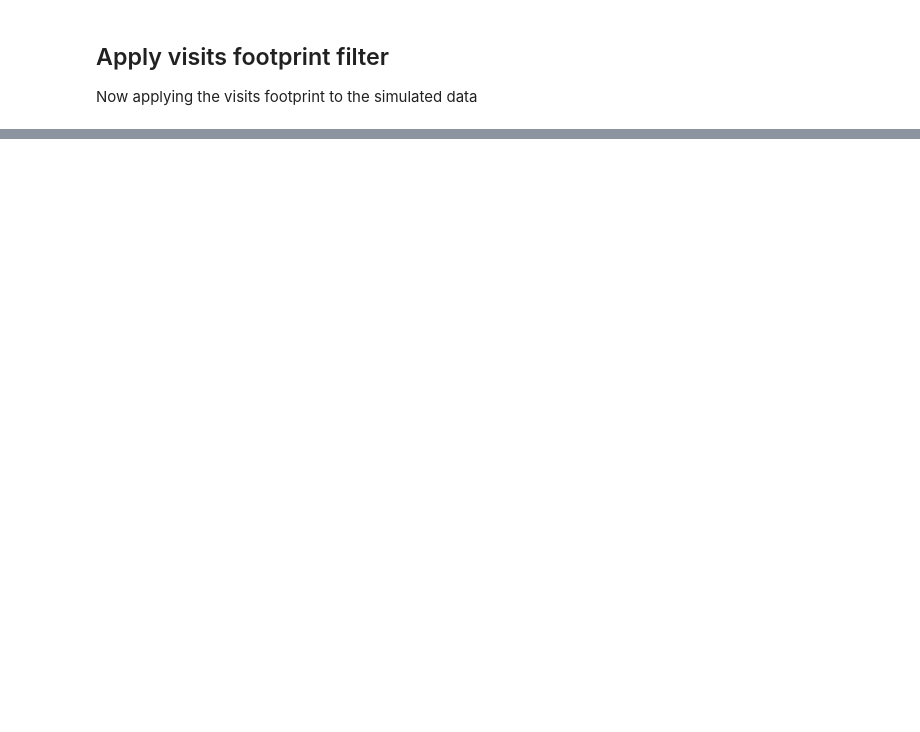
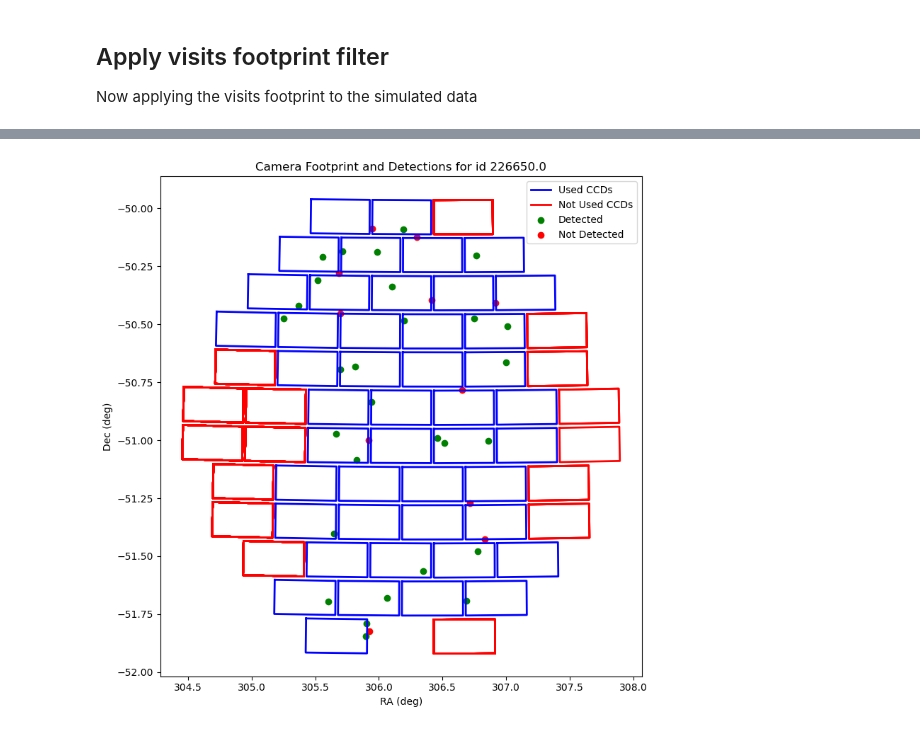
Before and after one commit to dirac-institute/sorcha, a Jupyter notebook: docs/notebooks/demo_VisitsFootprintFilter.ipynb, the cells around one changed output, grey strips where cells are left out. Drawn from its saved outputs; the diff is of its cells as text; code cells hidden in the pictures; blank space fills up the shorter version.

Commit message:
renamed parameter k_num to ccd_num
renamed k_num to ccd_num in Visits footprint

```diff
--- a/docs/notebooks/demo_VisitsFootprintFilter.ipynb
+++ b/docs/notebooks/demo_VisitsFootprintFilter.ipynb
@@ -138,0 +140,7 @@ plt.show()
+# %%
+obs_df =  create_ran_pop(n=40,radius_deg=1) # create random number of objects
+query = "SELECT llcra, llcdec, lrcra, lrcdec, urcra, urcdec, ulcra, ulcdec, ra_centre, dec_centre, detectorID, limMag_perChip  FROM observations WHERE visitId = ?"
+visits_filename = "DES_footprint.db"
+detected_list , _, _  =PPVisitsFootprint(obs_df, query, visits_filename,plot=True,ccd_num=3)
+# %% [output]
+[figure, added]
```
Also changed, not shown: parts of 5 cells of this notebook, 2 other files.
